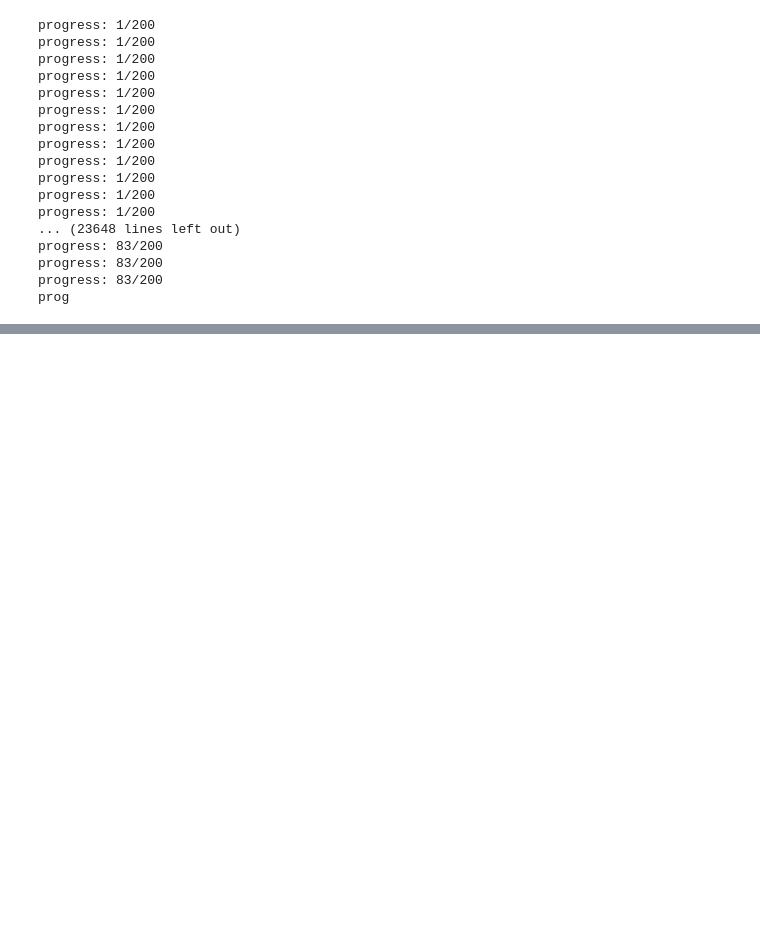
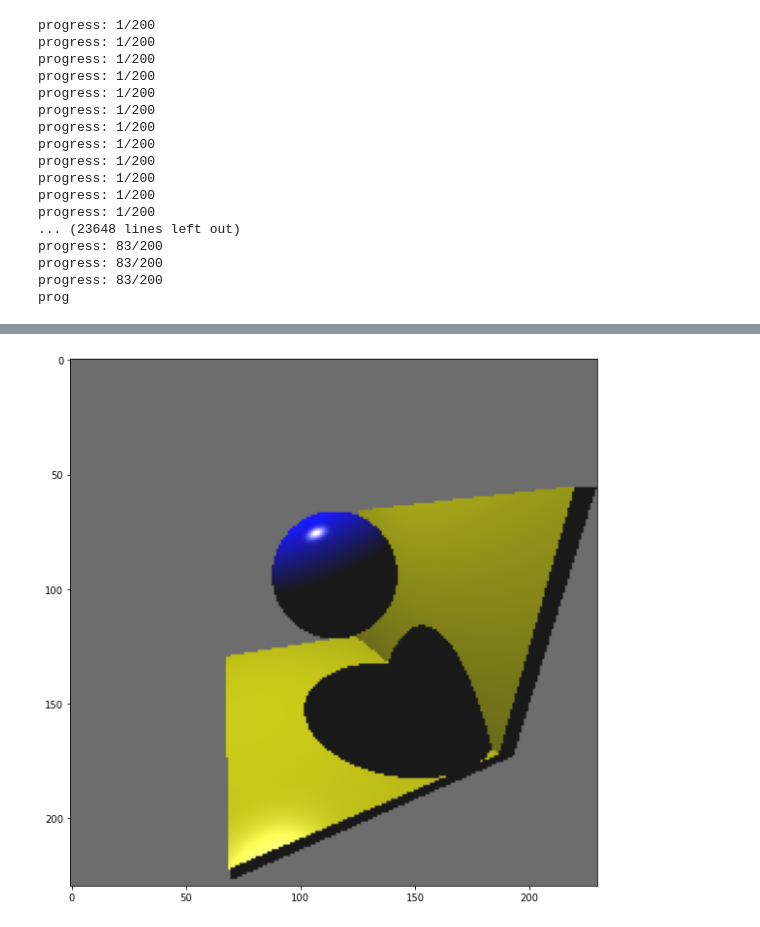
Before and after one commit to GabrielBoscoli/INF1761, a Jupyter notebook: RayTracing.ipynb, the cells around one changed output, grey strips where cells are left out. Saved outputs shown, nothing was run; the diff lists cells and outputs as text; code cells hidden in the pictures; blank space fills up the shorter version.

Commit message:
espelho funcionando na scene2

```diff
--- a/RayTracing.ipynb
+++ b/RayTracing.ipynb
@@ -400,0 +430,12 @@ plt.show()
+# %%
+lights = [luz1]
+# %%
+cor_de_fundo = novo(0.428, 0.428, 0.428)
+scene = Scene(camera, objects, lights, luzAmbiente, cor_de_fundo)
+# %%
+image = scene.render()
+plt.figure(figsize=(10, 10))
+plt.imshow(image)
+plt.show()
+# %% [output]
+[figure, added]
```
Also changed, not shown: parts of 26 cells of this notebook.
